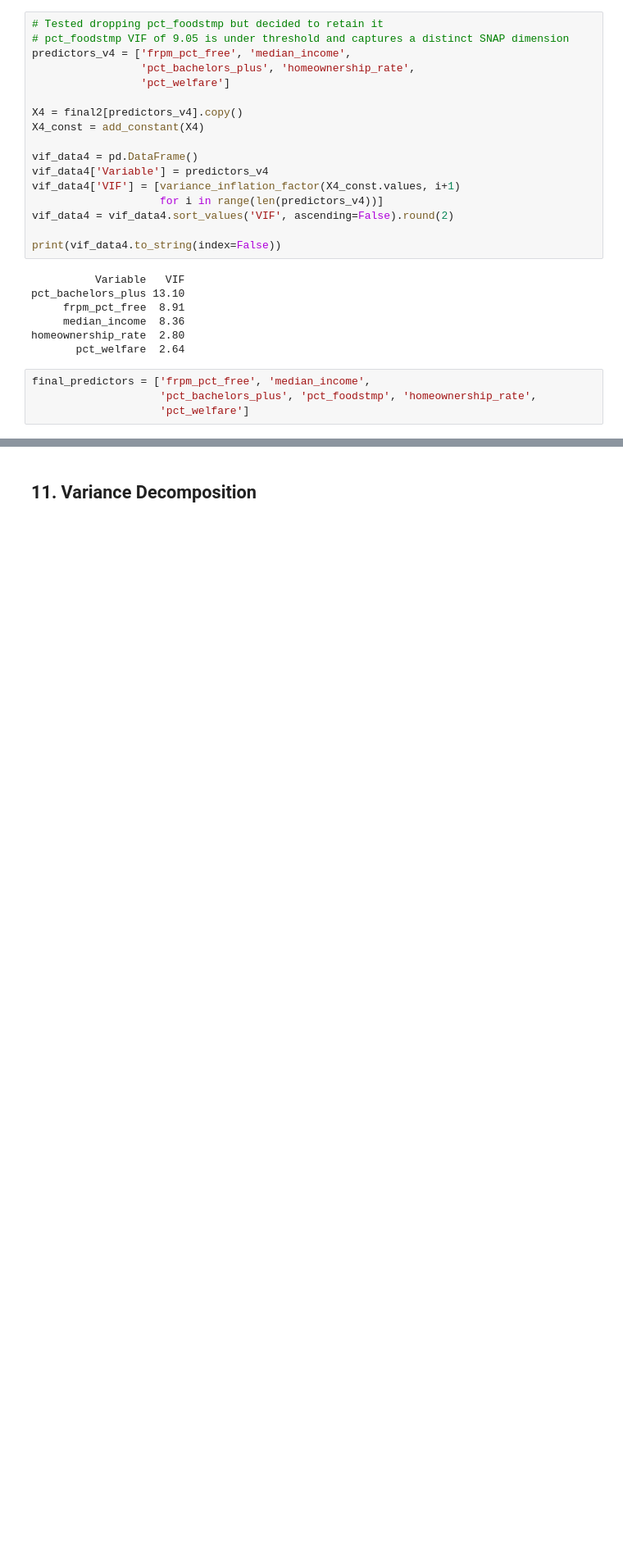
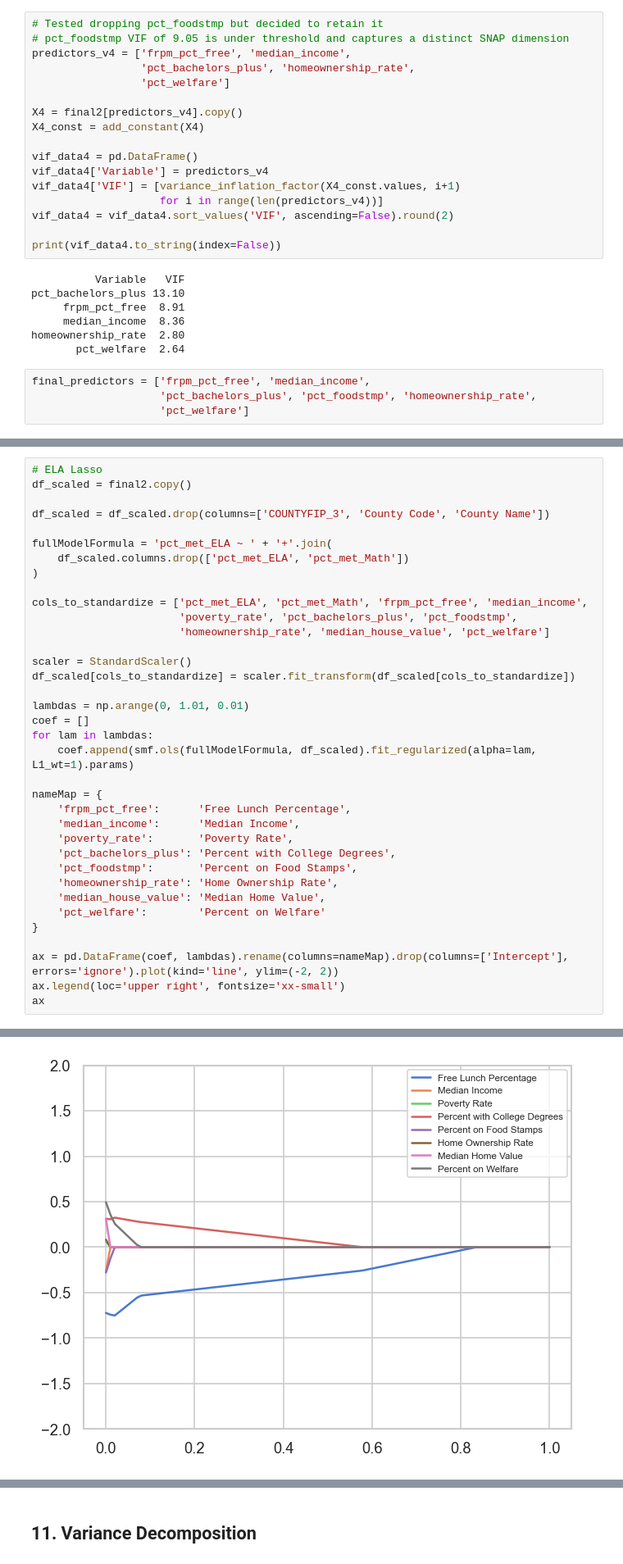
Before and after one commit to andrewyounucsd/math189-final-project, a Jupyter notebook: math189_final_project.ipynb, the cells around one changed output, grey strips where cells are left out. Shown at 82% size. Drawn from its saved outputs; the diff is of its cells as text; blank space fills up the shorter version.

```diff
--- a/math189_final_project.ipynb
+++ b/math189_final_project.ipynb
@@ -948,0 +1039,37 @@ final_predictors = ['frpm_pct_free', 'median_income',
+# %%
+# ELA Lasso
+df_scaled = final2.copy()
+
+df_scaled = df_scaled.drop(columns=['COUNTYFIP_3', 'County Code', 'County Name'])
+
+fullModelFormula = 'pct_met_ELA ~ ' + '+'.join(
+    df_scaled.columns.drop(['pct_met_ELA', 'pct_met_Math'])
+)
+
+cols_to_standardize = ['pct_met_ELA', 'pct_met_Math', 'frpm_pct_free', 'median_income',
+                       'poverty_rate', 'pct_bachelors_plus', 'pct_foodstmp',
+                       'homeownership_rate', 'median_house_value', 'pct_welfare']
+
+scaler = StandardScaler()
+df_scaled[cols_to_standardize] = scaler.fit_transform(df_scaled[cols_to_standardize])
+
+lambdas = np.arange(0, 1.01, 0.01)
+coef = []
+for lam in lambdas:
+    coef.append(smf.ols(fullModelFormula, df_scaled).fit_regularized(alpha=lam, L1_wt=1).params)
+
+nameMap = {
+    'frpm_pct_free':      'Free Lunch Percentage',
+    'median_income':      'Median Income',
+    'poverty_rate':       'Poverty Rate',
+    'pct_bachelors_plus': 'Percent with College Degrees',
+    'pct_foodstmp':       'Percent on Food Stamps',
+    'homeownership_rate': 'Home Ownership Rate',
+    'median_house_value': 'Median Home Value',
+    'pct_welfare':        'Percent on Welfare'
+}
+
+ax = pd.DataFrame(coef, lambdas).rename(columns=nameMap).drop(columns=['Intercept'], errors='ignore').plot(kind='line', ylim=(-2, 2))
+ax.legend(loc='upper right', fontsize='xx-small')
+ax
+# %% [output]
@@ -948,0 +1077 @@ final_predictors = ['frpm_pct_free', 'median_income',
+[figure, added]
```
Also changed, not shown: parts of 17 cells of this notebook.
